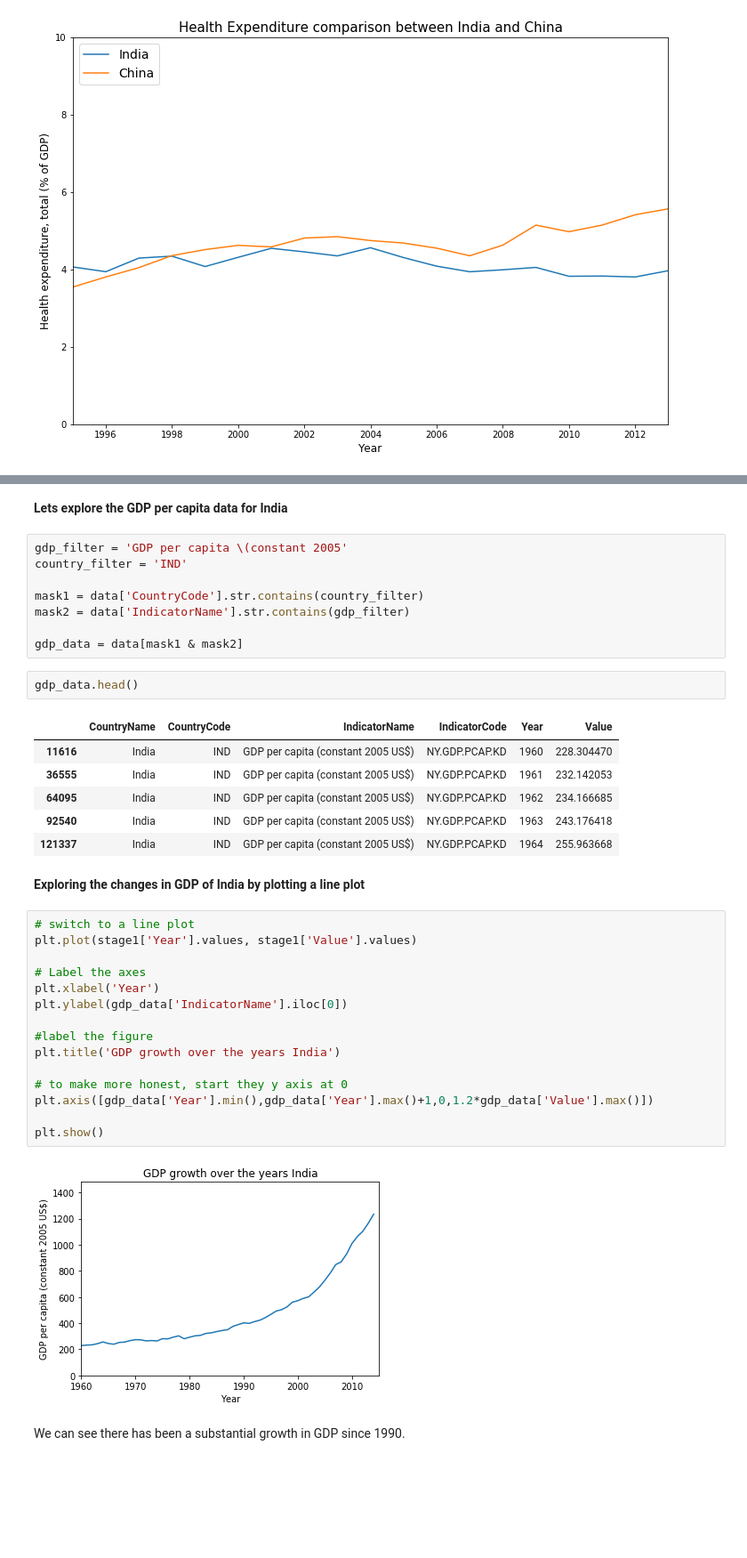
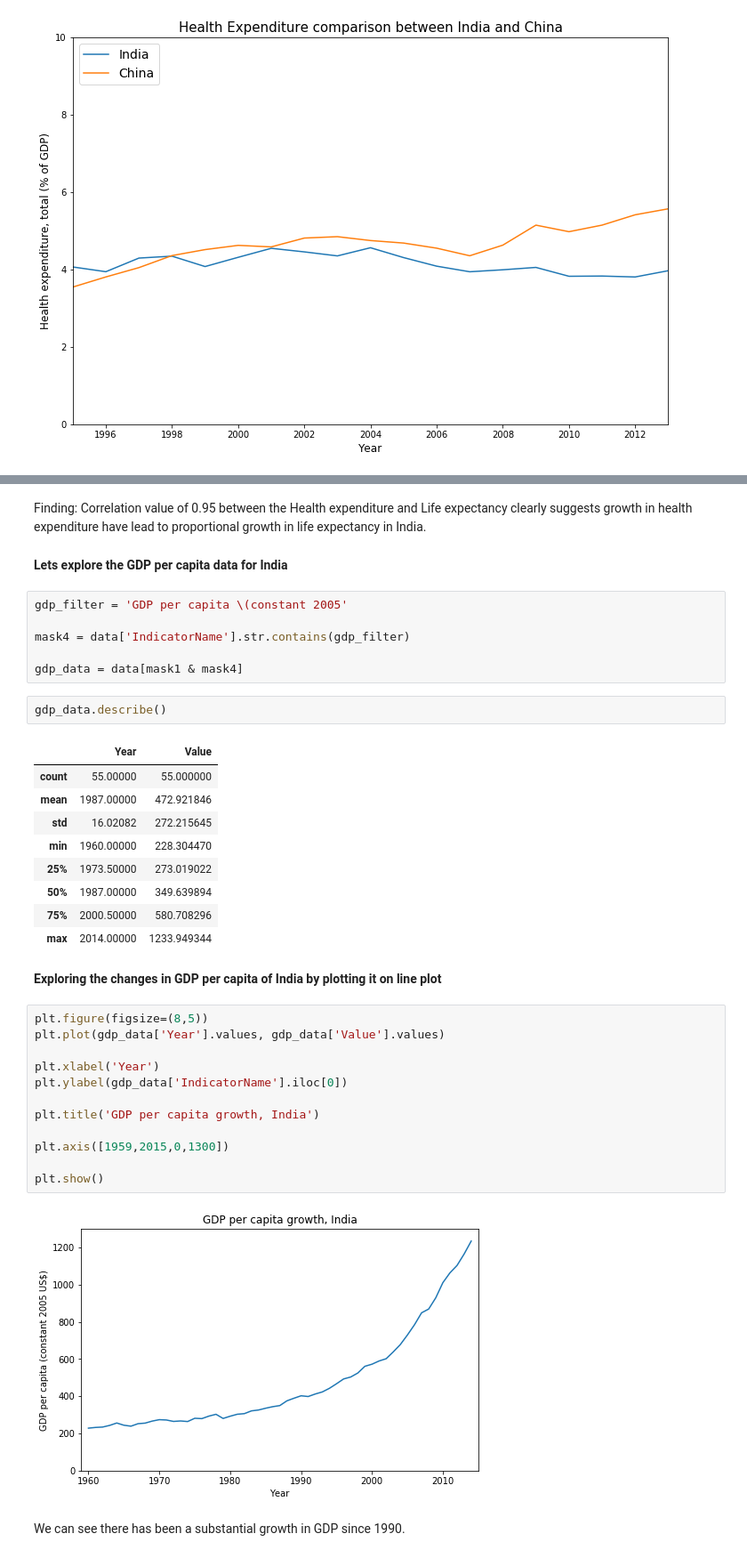
Before and after one commit to chinmay1011/DataScience, a Jupyter notebook: Mini-project.ipynb, the cells around one changed output, grey strips where cells are left out. Shown at 89% size. Drawn from its saved outputs; the diff is of its cells as text; blank space fills up the shorter version.

```diff
--- a/Mini-project.ipynb
+++ b/Mini-project.ipynb
@@ -91,40 +136,40 @@ In 1995, India's health expenditure(% GDP) was 4.06% compared to China's 3.5% bu
+# %% [markdown]
+Finding: Correlation value of 0.95 between the Health expenditure and Life expectancy clearly suggests growth in health expenditure have lead to proportional growth in life expectancy in India.
 # %% [markdown]
 <b>Lets explore the GDP per capita data for India</b>
 # %%
 gdp_filter = 'GDP per capita \(constant 2005'
-country_filter = 'IND'
 
-mask1 = data['CountryCode'].str.contains(country_filter)
-mask2 = data['IndicatorName'].str.contains(gdp_filter)
+mask4 = data['IndicatorName'].str.contains(gdp_filter)
 
-gdp_data = data[mask1 & mask2]
+gdp_data = data[mask1 & mask4]
 # %%
-gdp_data.head()
+gdp_data.describe()
 # %% [output]
-|  | CountryName | CountryCode | IndicatorName | IndicatorCode | Year | Value |
-| 11616 | India | IND | GDP per capita (constant 2005 US$) | NY.GDP.PCAP.KD | 1960 | 228.304470 |
-| 36555 | India | IND | GDP per capita (constant 2005 US$) | NY.GDP.PCAP.KD | 1961 | 232.142053 |
-| 64095 | India | IND | GDP per capita (constant 2005 US$) | NY.GDP.PCAP.KD | 1962 | 234.166685 |
-| 92540 | India | IND | GDP per capita (constant 2005 US$) | NY.GDP.PCAP.KD | 1963 | 243.176418 |
-| 121337 | India | IND | GDP per capita (constant 2005 US$) | NY.GDP.PCAP.KD | 1964 | 255.963668 |
+|  | Year | Value |
+| count | 55.00000 | 55.000000 |
+| mean | 1987.00000 | 472.921846 |
+| std | 16.02082 | 272.215645 |
+| min | 1960.00000 | 228.304470 |
+| 25% | 1973.50000 | 273.019022 |
+| 50% | 1987.00000 | 349.639894 |
+| 75% | 2000.50000 | 580.708296 |
+| max | 2014.00000 | 1233.949344 |
 # %% [markdown]
-<b>Exploring the changes in GDP of India by plotting a line plot</b>
+<b>Exploring the changes in GDP per capita of India by plotting it on line plot</b>
 # %%
-# switch to a line plot
-plt.plot(stage1['Year'].values, stage1['Value'].values)
+plt.figure(figsize=(8,5))
+plt.plot(gdp_data['Year'].values, gdp_data['Value'].values)
 
-# Label the axes
 plt.xlabel('Year')
 plt.ylabel(gdp_data['IndicatorName'].iloc[0])
 
-#label the figure
-plt.title('GDP growth over the years India')
+plt.title('GDP per capita growth, India')
 
-# to make more honest, start they y axis at 0
-plt.axis([gdp_data['Year'].min(),gdp_data['Year'].max()+1,0,1.2*gdp_data['Value'].max()])
+plt.axis([1959,2015,0,1300])
 
 plt.show()
 # %% [output]
-[figure, old version]
+[figure, new version]
 # %% [markdown]
 We can see there has been a substantial growth in GDP since 1990.
```
Also changed, not shown: parts of 66 cells of this notebook, 2 other files.
